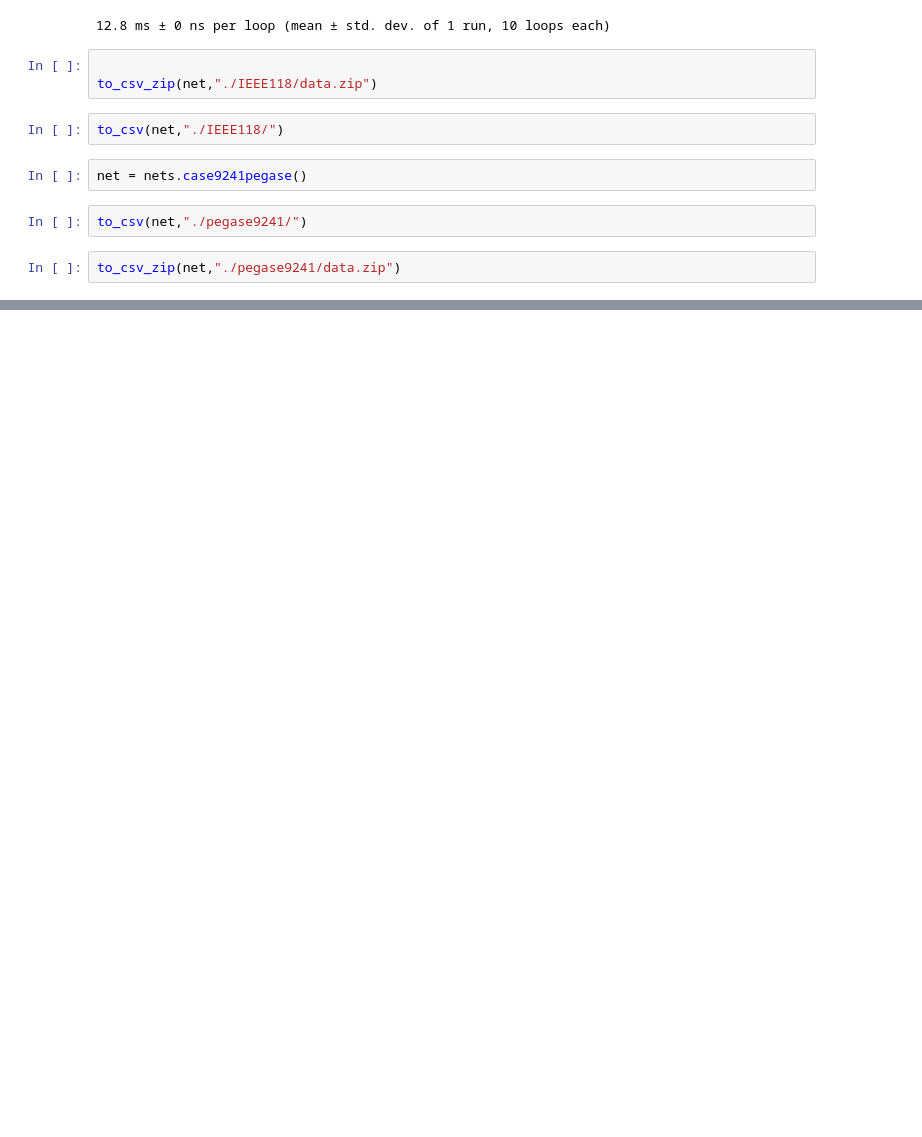
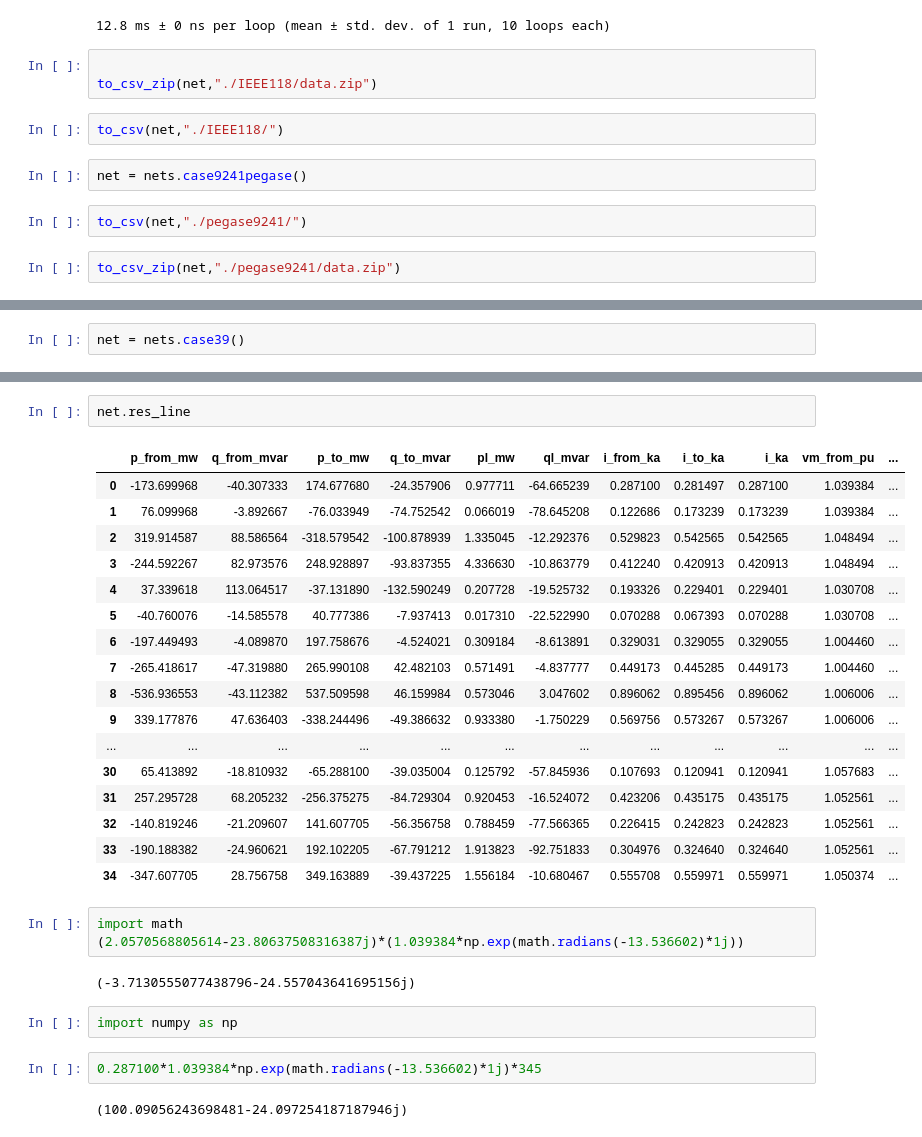
Before and after one commit to chengts95/rustpower, a Jupyter notebook: cases/example_to_generate_cases.ipynb, the cells around one changed output, grey strips where cells are left out. Drawn from its saved outputs; the diff is of its cells as text; blank space fills up the shorter version.

```diff
--- a/cases/example_to_generate_cases.ipynb
+++ b/cases/example_to_generate_cases.ipynb
@@ -63,0 +64,2 @@ to_csv_zip(net,"./pegase9241/data.zip")
+# %%
+net = nets.case39()
@@ -63,0 +79,31 @@ to_csv_zip(net,"./pegase9241/data.zip")
+# %%
+net.res_line
+# %% [output]
+|  | p_from_mw | q_from_mvar | p_to_mw | q_to_mvar | pl_mw | ql_mvar | i_from_ka | i_to_ka | i_ka | vm_from_pu | ... |
+| 0 | -173.699968 | -40.307333 | 174.677680 | -24.357906 | 0.977711 | -64.665239 | 0.287100 | 0.281497 | 0.287100 | 1.039384 | ... |
+| 1 | 76.099968 | -3.892667 | -76.033949 | -74.752542 | 0.066019 | -78.645208 | 0.122686 | 0.173239 | 0.173239 | 1.039384 | ... |
+| 2 | 319.914587 | 88.586564 | -318.579542 | -100.878939 | 1.335045 | -12.292376 | 0.529823 | 0.542565 | 0.542565 | 1.048494 | ... |
+| 3 | -244.592267 | 82.973576 | 248.928897 | -93.837355 | 4.336630 | -10.863779 | 0.412240 | 0.420913 | 0.420913 | 1.048494 | ... |
+| 4 | 37.339618 | 113.064517 | -37.131890 | -132.590249 | 0.207728 | -19.525732 | 0.193326 | 0.229401 | 0.229401 | 1.030708 | ... |
+| 5 | -40.760076 | -14.585578 | 40.777386 | -7.937413 | 0.017310 | -22.522990 | 0.070288 | 0.067393 | 0.070288 | 1.030708 | ... |
+| 6 | -197.449493 | -4.089870 | 197.758676 | -4.524021 | 0.309184 | -8.613891 | 0.329031 | 0.329055 | 0.329055 | 1.004460 | ... |
+| 7 | -265.418617 | -47.319880 | 265.990108 | 42.482103 | 0.571491 | -4.837777 | 0.449173 | 0.445285 | 0.449173 | 1.004460 | ... |
+| 8 | -536.936553 | -43.112382 | 537.509598 | 46.159984 | 0.573046 | 3.047602 | 0.896062 | 0.895456 | 0.896062 | 1.006006 | ... |
+| 9 | 339.177876 | 47.636403 | -338.244496 | -49.386632 | 0.933380 | -1.750229 | 0.569756 | 0.573267 | 0.573267 | 1.006006 | ... |
+| ... | ... | ... | ... | ... | ... | ... | ... | ... | ... | ... | ... |
+| 30 | 65.413892 | -18.810932 | -65.288100 | -39.035004 | 0.125792 | -57.845936 | 0.107693 | 0.120941 | 0.120941 | 1.057683 | ... |
+| 31 | 257.295728 | 68.205232 | -256.375275 | -84.729304 | 0.920453 | -16.524072 | 0.423206 | 0.435175 | 0.435175 | 1.052561 | ... |
+| 32 | -140.819246 | -21.209607 | 141.607705 | -56.356758 | 0.788459 | -77.566365 | 0.226415 | 0.242823 | 0.242823 | 1.052561 | ... |
+| 33 | -190.188382 | -24.960621 | 192.102205 | -67.791212 | 1.913823 | -92.751833 | 0.304976 | 0.324640 | 0.324640 | 1.052561 | ... |
+| 34 | -347.607705 | 28.756758 | 349.163889 | -39.437225 | 1.556184 | -10.680467 | 0.555708 | 0.559971 | 0.559971 | 1.050374 | ... |
+# %%
+import math
+(2.0570568805614-23.80637508316387j)*(1.039384*np.exp(math.radians(-13.536602)*1j))
+# %% [output]
+(-3.7130555077438796-24.557043641695156j)
+# %%
+import numpy as np
+# %%
+0.287100*1.039384*np.exp(math.radians(-13.536602)*1j)*345
+# %% [output]
+(100.09056243698481-24.097254187187946j)
```
Also changed, not shown: parts of 2 cells of this notebook, 5 other files.
